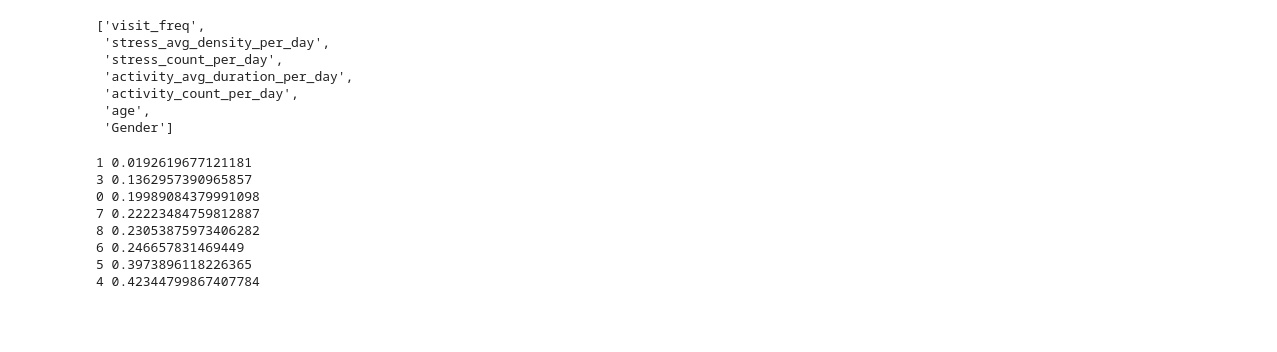
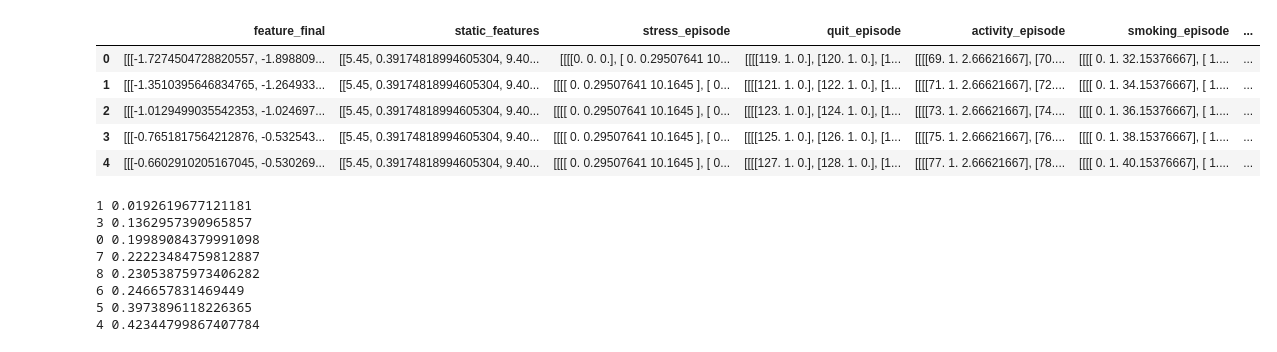
Before and after one commit to aungkonazim/mrisk, a Jupyter notebook: preprocess_event_encoded_data.ipynb, the cells around one changed output. Saved outputs shown, nothing was run; the diff lists cells and outputs as text; code cells hidden in the pictures; blank space fills up the shorter version.

```diff
--- a/preprocess_event_encoded_data.ipynb
+++ b/preprocess_event_encoded_data.ipynb
@@ -233,7 +229,7 @@ def get_feature_sequence(df,K=5):
                                  'time','start_time',
                                  'end_time','weekday_encoded'])
 
-Ks = [15,5,10,30]
+Ks = [15]
 
 for K1 in Ks:
     K = K1
@@ -284,6 +280,7 @@ for K1 in Ks:
     print(index_of_features_kept)
     cluseterer = KMeans(n_clusters=4).fit(phenotype_features[:,index_of_features_kept])
     y = cluseterer.labels_
+    print(Counter(y))
     xx = phenotype_features[y>-1]
     pca = PCA(n_components=2).fit_transform(xx[:,index_of_features_kept])
     plt.figure()
@@ -293,9 +290,11 @@ for K1 in Ks:
 #     plt.colorbar()
     plt.show()
     cluster_dict = {a:y[i] for i,a in enumerate(users)}
+    xxx = xx[:,index_of_features_kept]
+    cluster_features = {a:list(xxx[y==y[i],:].mean(axis=0)) for i,a in enumerate(users)}
     df_seq['cluster_label'] = df_seq['user'].apply(lambda a:cluster_dict[a])
     df_seq['static_features'] = df_seq.apply(lambda a:
-                                             np.array(list(a['static_features'].reshape(-1)[index_of_features_kept])+list(a['weekday_encoded'])).reshape(1,-1),
+                                             np.array(cluster_features[a['user']]+list(a['weekday_encoded'])).reshape(1,-1),
                                              axis=1)
     feature_names = ['visit_freq',
                 'visit_duration_mean',
@@ -308,7 +307,7 @@ for K1 in Ks:
                 'Gender']
     feature_names_final = [[feature_names[i] for i in index_of_features_kept]]*df_seq.shape[0]
     df_seq['feature_names'] = feature_names_final
-    pickle.dump(df_seq,open('./data/episode_encoded_lagged_data/episode_encoded_'+'lagged_'+str(K1)+'_windows_standardized.p','wb'))
+    pickle.dump(df_seq,open('./data/episode_encoded_lagged_data/episode_encoded_'+'lagged_'+str(K1)+'_windows_standardized_phenotype.p','wb'))
 # %% [output]
 (22512,) (22512,)
 [Parallel(n_jobs=-1)]: Using backend LokyBackend with 24 concurrent workers.
@@ -346,13 +328,12 @@ for K1 in Ks:
 # %%
-df_seq.feature_names.iloc[0]
+df_seq.head()
 # %% [output]
-['visit_freq',
- 'stress_avg_density_per_day',
- 'stress_count_per_day',
- 'activity_avg_duration_per_day',
- 'activity_count_per_day',
- 'age',
- 'Gender']
+|  | feature_final | static_features | stress_episode | quit_episode | activity_episode | smoking_episode | ... |
+| 0 | [[[-1.7274504728820557, -1.898809... | [[5.45, 0.39174818994605304, 9.40... | [[[[0. 0. 0.], [ 0. 0.29507641 10... | [[[[119. 1. 0.], [120. 1. 0.], [1... | [[[[69. 1. 2.66621667], [70.... | [[[[ 0. 1. 32.15376667], [ 1.... | ... |
+| 1 | [[[-1.3510395646834765, -1.264933... | [[5.45, 0.39174818994605304, 9.40... | [[[[ 0. 0.29507641 10.1645 ], [ 0... | [[[[121. 1. 0.], [122. 1. 0.], [1... | [[[[71. 1. 2.66621667], [72.... | [[[[ 0. 1. 34.15376667], [ 1.... | ... |
+| 2 | [[[-1.0129499035542353, -1.024697... | [[5.45, 0.39174818994605304, 9.40... | [[[[ 0. 0.29507641 10.1645 ], [ 0... | [[[[123. 1. 0.], [124. 1. 0.], [1... | [[[[73. 1. 2.66621667], [74.... | [[[[ 0. 1. 36.15376667], [ 1.... | ... |
+| 3 | [[[-0.7651817564212876, -0.532543... | [[5.45, 0.39174818994605304, 9.40... | [[[[ 0. 0.29507641 10.1645 ], [ 0... | [[[[125. 1. 0.], [126. 1. 0.], [1... | [[[[75. 1. 2.66621667], [76.... | [[[[ 0. 1. 38.15376667], [ 1.... | ... |
+| 4 | [[[-0.6602910205167045, -0.530269... | [[5.45, 0.39174818994605304, 9.40... | [[[[ 0. 0.29507641 10.1645 ], [ 0... | [[[[127. 1. 0.], [128. 1. 0.], [1... | [[[[77. 1. 2.66621667], [78.... | [[[[ 0. 1. 40.15376667], [ 1.... | ... |
 # %%
 features = []
 for user in df_seq.user.unique():
```
Also changed, not shown: parts of 2 cells of this notebook, 4 other files.
